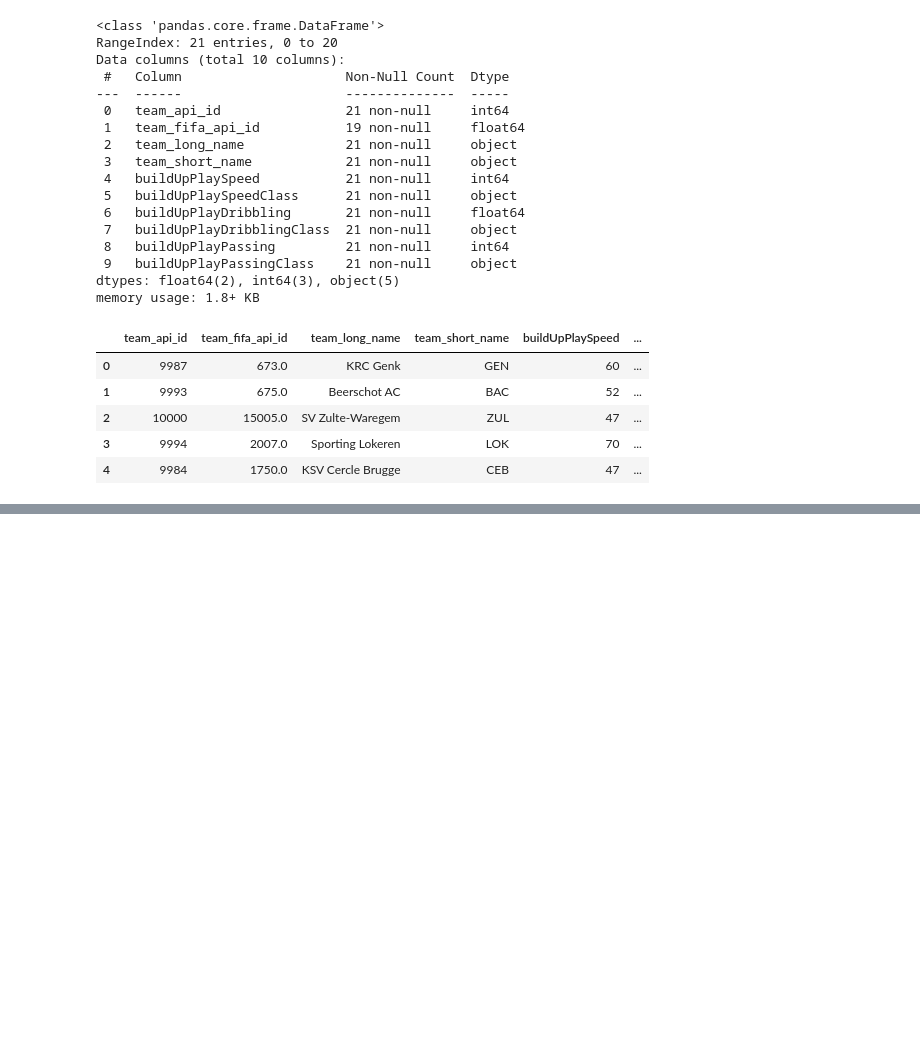
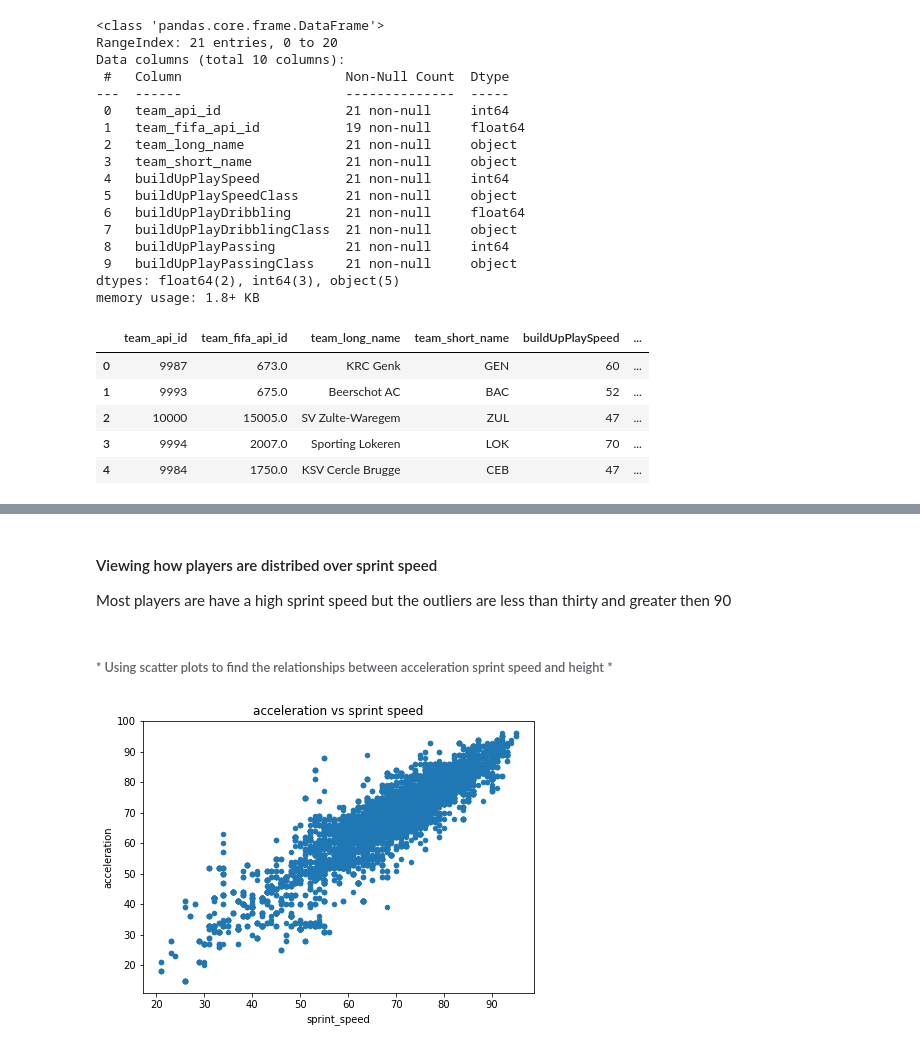
Before and after one commit to btrian/soccerdb, a Jupyter notebook: investigate.ipynb, the cells around one changed output, grey strips where cells are left out. Saved outputs shown, nothing was run; the diff lists cells and outputs as text; code cells hidden in the pictures; blank space fills up the shorter version.

```diff
--- a/investigate.ipynb
+++ b/investigate.ipynb
@@ -302,0 +233,10 @@ It seems to me there are a lot f relationships between potential and other attri
+# %% [markdown]
+#### Viewing how players are distribed over sprint speed
+Most players are have a high sprint speed but the outliers are less than thirty and greater then 90
+# %% [markdown]
+######  * Using scatter plots to find the relationships between acceleration sprint speed and height *
+# %%
+play.plot(x ='sprint_speed', y ='acceleration', kind ='scatter',figsize=(7,5))
+plt.title('acceleration vs sprint speed');
+# %% [output]
+[figure, added]
```
Also changed, not shown: parts of 39 cells of this notebook, 4 other files.
